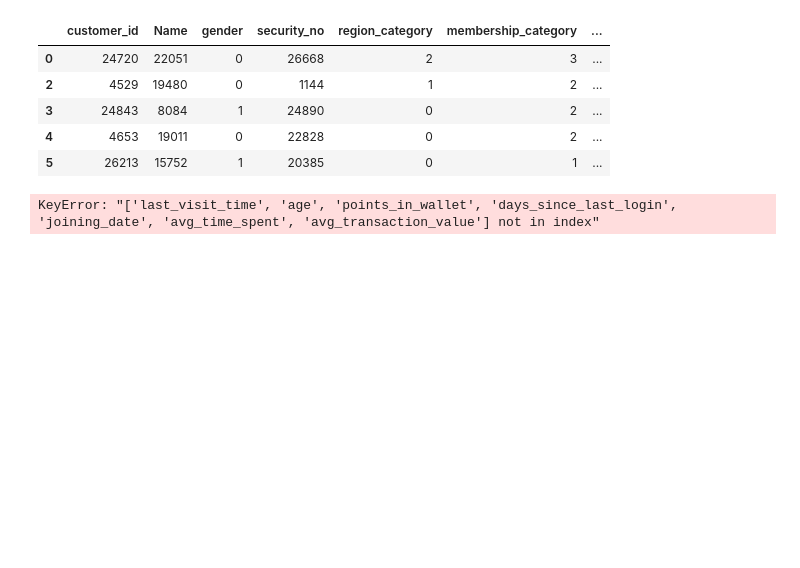
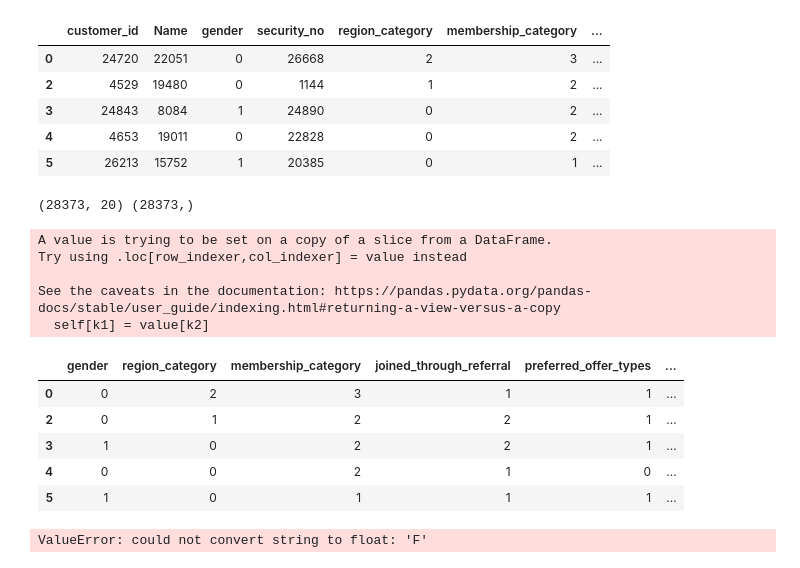
Before and after one commit to Mayank-MP05/How-NOT-to-loose-a-customer-ML-Challenge, a Jupyter notebook: 1-2-Date-Fixed-Random-forest-classifier-Copy1.ipynb, the cells around one changed output. Drawn from its saved outputs; the diff is of its cells as text; code cells hidden in the pictures; blank space fills up the shorter version.

Commit message:
Column by Column Data Cleaning

```diff
--- a/1-2-Date-Fixed-Random-forest-classifier-Copy1.ipynb
+++ b/1-2-Date-Fixed-Random-forest-classifier-Copy1.ipynb
@@ -151,5 +151,5 @@ feedback                                 object
 churn_risk_score                          int64
 dtype: object
 # %%
-df = df.select_dtypes(include="object").apply(label_encoder.fit_transform)
+df2 = df.select_dtypes(include="object").apply(label_encoder.fit_transform)
 # %%
@@ -163,24 +163,41 @@ df.head()
 | 5 | 26213 | 15752 | 1 | 20385 | 0 | 1 | ... |
 # %%
 from sklearn.model_selection import train_test_split
-X = df[['age', 'gender',
-       'region_category', 'membership_category', 'joining_date',
+X = df2[['gender',
+       'region_category', 'membership_category',
        'joined_through_referral', 'preferred_offer_types',
-       'medium_of_operation', 'internet_option', 'last_visit_time',
-       'days_since_last_login', 'avg_time_spent', 'avg_transaction_value',
-       'avg_frequency_login_days', 'points_in_wallet', 'used_special_discount',
+       'medium_of_operation', 'internet_option',
+       'avg_frequency_login_days', 'used_special_discount',
        'offer_application_preference', 'past_complaint', 'complaint_status',
        'feedback']]
+X[['points_in_wallet', 'age', 'avg_time_spent', 'last_visit_time', 'joining_date', 'days_since_last_login', 'avg_transaction_value']] = df[['points_in_wallet', 'age', 'avg_time_spent', 'last_visit_time', 'joining_date', 'days_since_last_login', 'avg_transaction_value']]
 y = df["churn_risk_score"]
-X_train, X_test, y_train, y_test = train_test_split(X, y, test_size=0.33, random_state=42)
+# X_train, X_test, y_train, y_test = train_test_split(X, y, test_size=0.33, random_state=42)
+print(X.shape,y.shape)
 # %% [output]
-KeyError: "['last_visit_time', 'age', 'points_in_wallet', 'days_since_last_login', 'joining_date', 'avg_time_spent', 'avg_transaction_value'] not in index"
+(28373, 20) (28373,)
+A value is trying to be set on a copy of a slice from a DataFrame.
+Try using .loc[row_indexer,col_indexer] = value instead
+
+See the caveats in the documentation: https://pandas.pydata.org/pandas-docs/stable/user_guide/indexing.html#returning-a-view-versus-a-copy
+  self[k1] = value[k2]
+# %%
+X.head()
+# %% [output]
+|  | gender | region_category | membership_category | joined_through_referral | preferred_offer_types | ... |
+| 0 | 0 | 2 | 3 | 1 | 1 | ... |
+| 2 | 0 | 1 | 2 | 2 | 1 | ... |
+| 3 | 1 | 0 | 2 | 2 | 1 | ... |
+| 4 | 0 | 0 | 2 | 1 | 0 | ... |
+| 5 | 1 | 0 | 1 | 1 | 1 | ... |
 # %%
 from sklearn.linear_model import LinearRegression
 from sklearn.ensemble import RandomForestClassifier
 model = RandomForestClassifier()
 # %%
 model.fit(X_train,y_train)
+# %% [output]
+ValueError: could not convert string to float: 'F'
 # %%
 y_pred = model.predict(X_test)
 # %%
```
Also changed, not shown: parts of 1 cell of this notebook.
